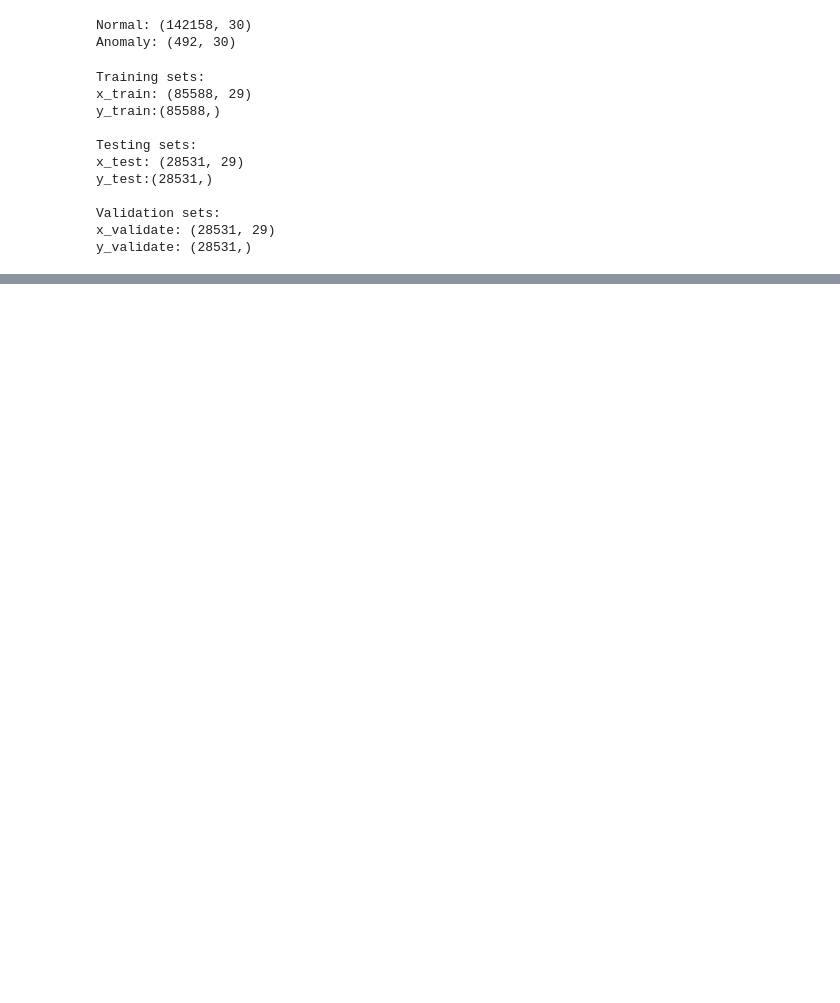
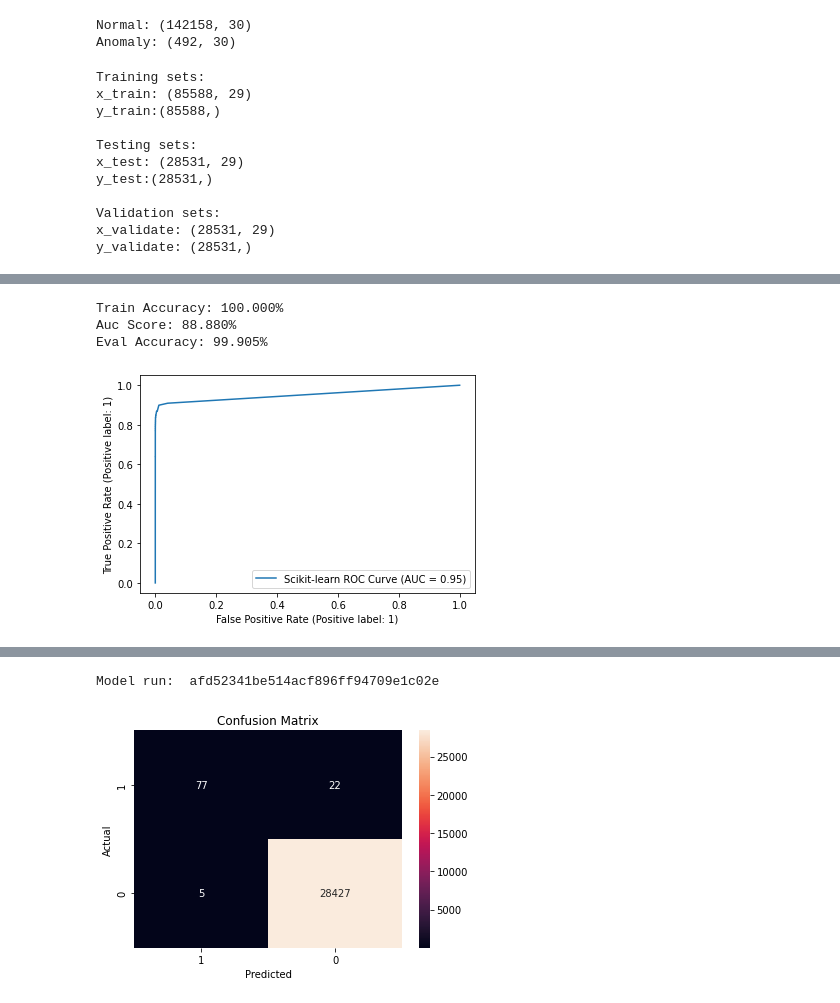
Before and after one commit to hkhey/MLflow-Databricks-Azure, a Jupyter notebook: 5. MLflow-DataBricks.ipynb, the cells around one changed output, grey strips where cells are left out. Drawn from its saved outputs; the diff is of its cells as text; code cells hidden in the pictures; blank space fills up the shorter version.

```diff
--- a/5. MLflow-DataBricks.ipynb
+++ b/5. MLflow-DataBricks.ipynb
@@ -222,0 +281,17 @@ TAF:
+# %%
+from sklearn.ensemble import RandomForestClassifier
+
+rf_model = RandomForestClassifier(random_state=2020)
+mlflow.set_experiment("/Users/Hiba.KHEY@um6p.ma/scikit_learn_experiment10")
+
+with mlflow.start_run():
+    train(rf_model, x_train, y_train)
+    evaluate(rf_model, x_test, y_test)
+    mlflow.sklearn.log_model(rf_model, "random_forest_model")
+    print("Model run: ", mlflow.active_run().info.run_uuid)
+mlflow.end_run()
+# %% [output]
+Train Accuracy: 100.000%
+Auc Score: 88.880%
+Eval Accuracy: 99.905%
+[figure, added]
@@ -222,0 +299,2 @@ TAF:
+Model run:  afd52341be514acf896ff94709e1c02e
+[figure, added]
```
Also changed, not shown: parts of 13 cells of this notebook.
